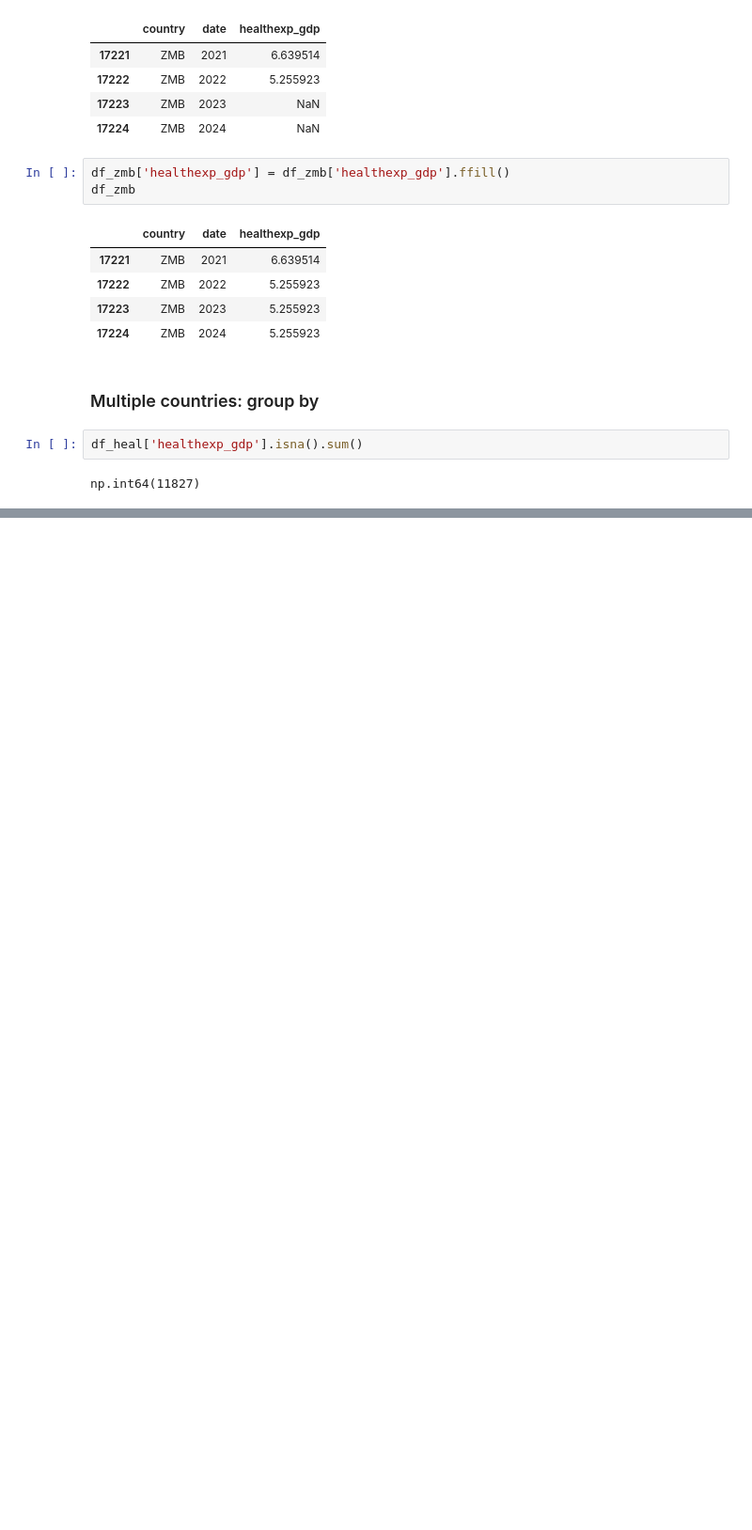
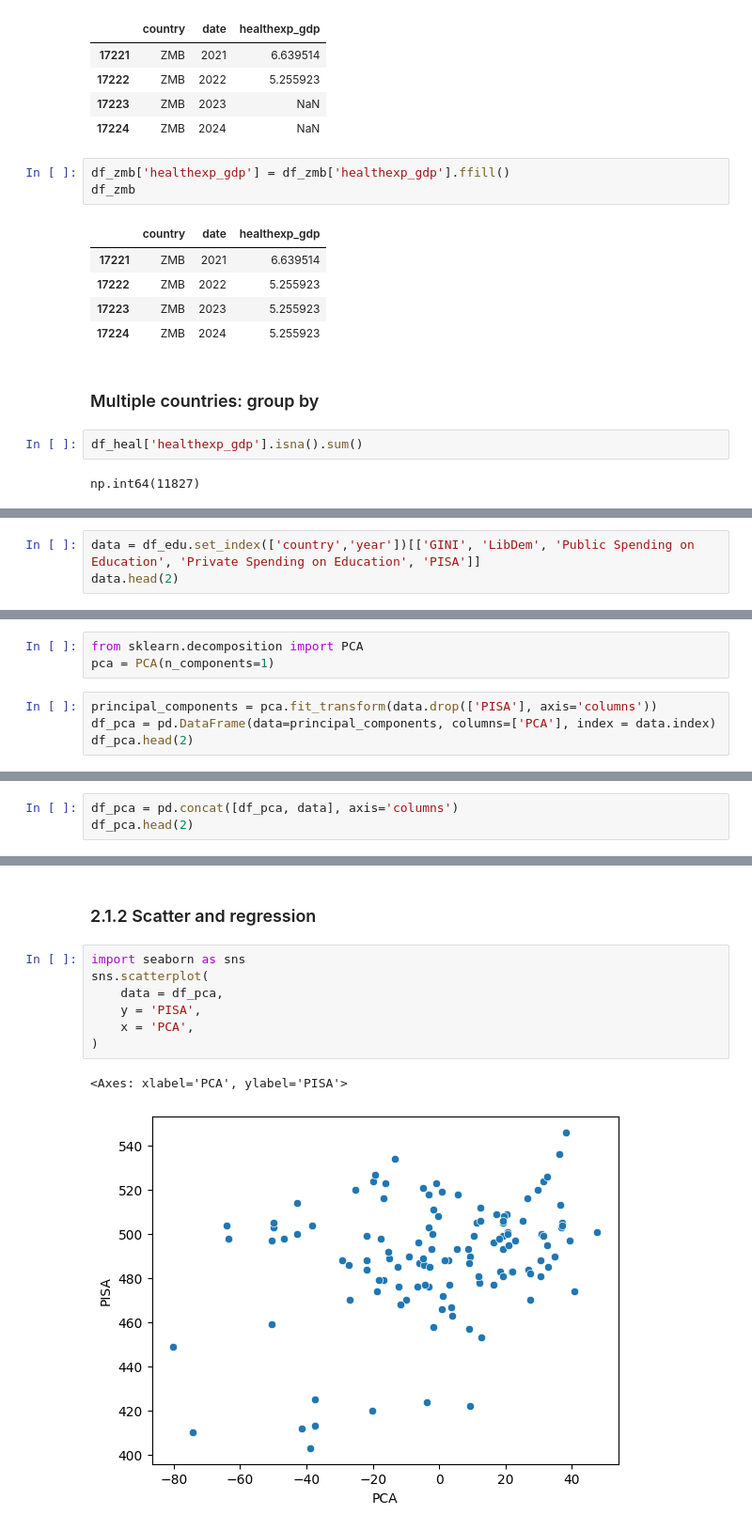
Before and after one commit to kdaseo/graspp_2025_spring, a Jupyter notebook: notebooks/module_3/machine_learning.ipynb, the cells around one changed output, grey strips where cells are left out. Shown: that part at 94% size. Drawn from its saved outputs; the diff is of its cells as text; blank space fills up the shorter version.

```diff
--- a/notebooks/module_3/machine_learning.ipynb
+++ b/notebooks/module_3/machine_learning.ipynb
@@ -182,0 +399,3 @@ np.int64(0)
+# %%
+data = df_edu.set_index(['country','year'])[['GINI', 'LibDem', 'Public Spending on Education', 'Private Spending on Education', 'PISA']]
+data.head(2)
@@ -182,0 +409,7 @@ np.int64(0)
+# %%
+from sklearn.decomposition import PCA
+pca = PCA(n_components=1)
+# %%
+principal_components = pca.fit_transform(data.drop(['PISA'], axis='columns'))
+df_pca = pd.DataFrame(data=principal_components, columns=['PCA'], index = data.index)
+df_pca.head(2)
@@ -182,0 +421,3 @@ np.int64(0)
+# %%
+df_pca = pd.concat([df_pca, data], axis='columns')
+df_pca.head(2)
@@ -182,0 +429,12 @@ np.int64(0)
+# %% [markdown]
+### 2.1.2 Scatter and regression
+# %%
+import seaborn as sns
+sns.scatterplot(
+    data = df_pca,
+    y = 'PISA',
+    x = 'PCA',
+)
+# %% [output]
+<Axes: xlabel='PCA', ylabel='PISA'>
+[figure, added]
```
Also changed, not shown: parts of 49 cells of this notebook, 2 other files.
